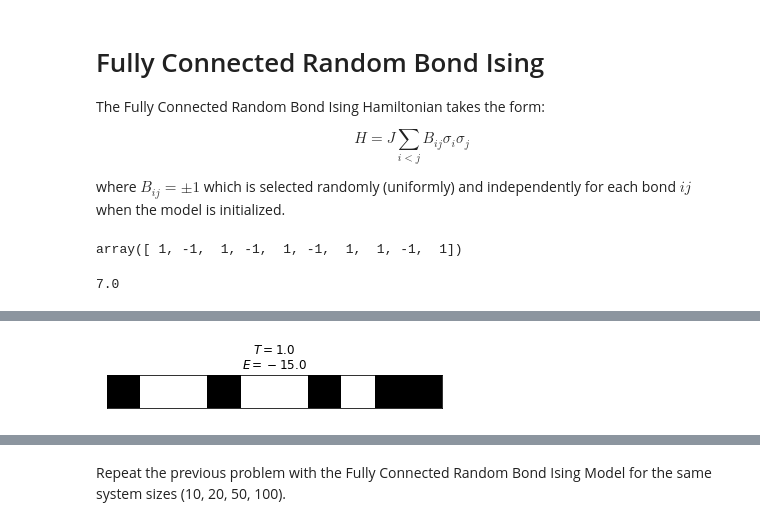
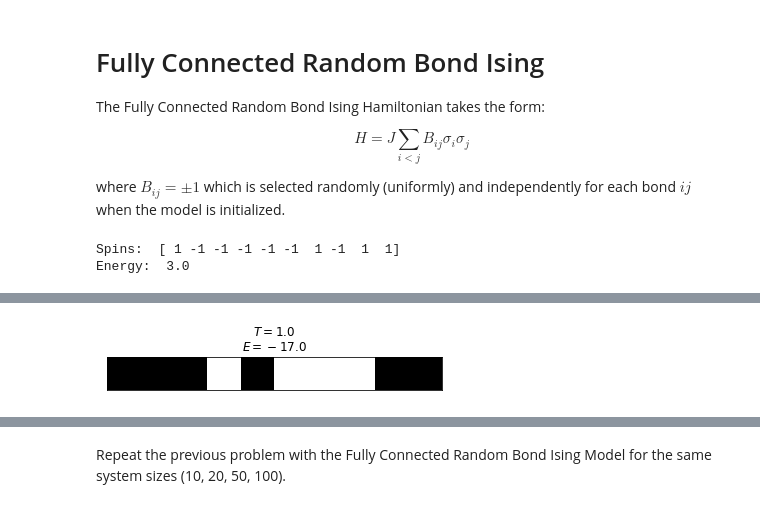
Before and after one commit to MelkoCollective/CDL_2020, a Jupyter notebook: Project_4_Ising_Annealer/Task_2.ipynb, the cells around one changed output, grey strips where cells are left out. Saved outputs shown, nothing was run; the diff lists cells and outputs as text; code cells hidden in the pictures.

```diff
--- a/Project_4_Ising_Annealer/Task_2.ipynb
+++ b/Project_4_Ising_Annealer/Task_2.ipynb
@@ -171,18 +193,20 @@ class FullyConnectedRandomBondIsing(AbstractIsing):
         return (np.random.randint(self.N),)
 # %%
 ising = FullyConnectedRandomBondIsing(10, J=1)
-ising.spins
+print("Spins: ", ising.spins)
+# print("Bonds: ", ising.bonds)
+print("Energy: ", ising.energy())
 # %% [output]
-array([ 1, -1,  1, -1,  1, -1,  1,  1, -1,  1])
+Spins:  [ 1 -1 -1 -1 -1 -1  1 -1  1  1]
+Energy:  3.0
-# %%
-ising.energy()
-# %% [output]
-7.0
 # %%
+T = 1.0
+n_steps = 1000
+
 IsingAnimator(ising).run_animation([T] * n_steps)
 # %% [output]
 [interactive output not drawn]
-[figure, old version]
+[figure, new version]
 # %%
 ising.energy()
 # %% [output]
```
Also changed, not shown: parts of 16 cells of this notebook.
